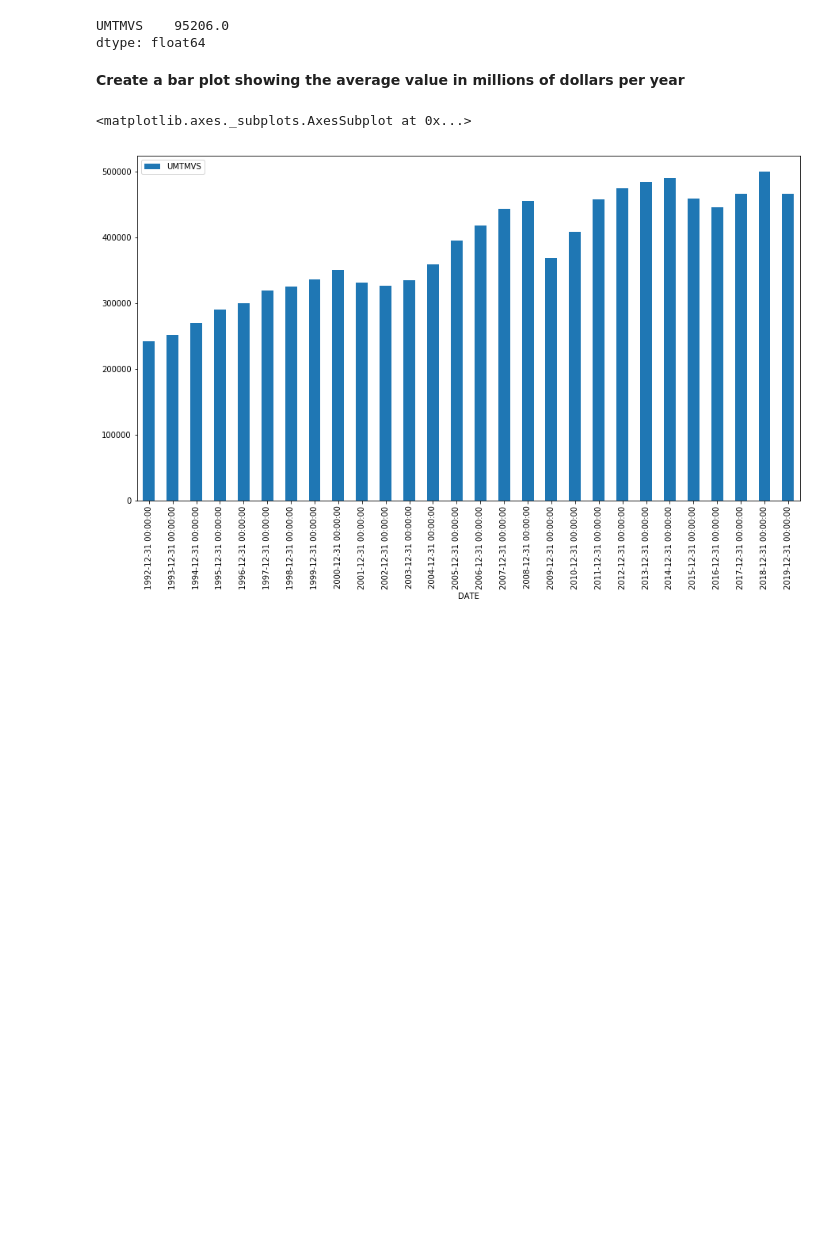
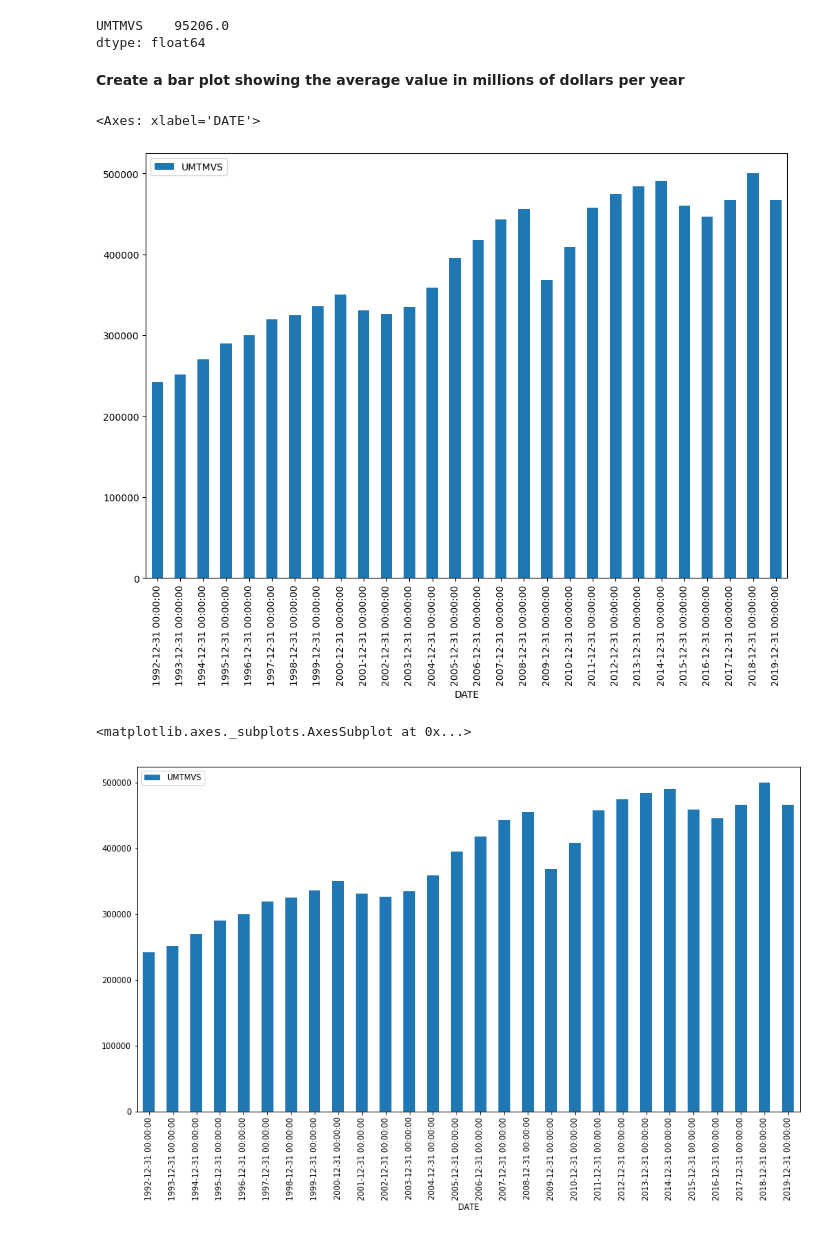
Before and after one commit to ibrahimaltun/udemy-courses, a Jupyter notebook: python-for-time-series-data-analysis/4.2-Time-Series-with-Pandas-Project-Exercise-SET-TWO.ipynb, the cells around one changed output. Drawn from its saved outputs; the diff is of its cells as text; code cells hidden in the pictures; blank space fills up the shorter version.

```diff
--- a/python-for-time-series-data-analysis/4.2-Time-Series-with-Pandas-Project-Exercise-SET-TWO.ipynb
+++ b/python-for-time-series-data-analysis/4.2-Time-Series-with-Pandas-Project-Exercise-SET-TWO.ipynb
@@ -194,3 +196,9 @@ dtype: float64
+# %%
+# CODE HERE
+df.resample(rule="Y").mean().plot.bar(figsize=(12, 8))
+# %% [output]
+<Axes: xlabel='DATE'>
+[figure, added]
 # %%
 # %% [output]
 <matplotlib.axes._subplots.AxesSubplot at 0x...>
```
Also changed, not shown: parts of 19 cells of this notebook.
